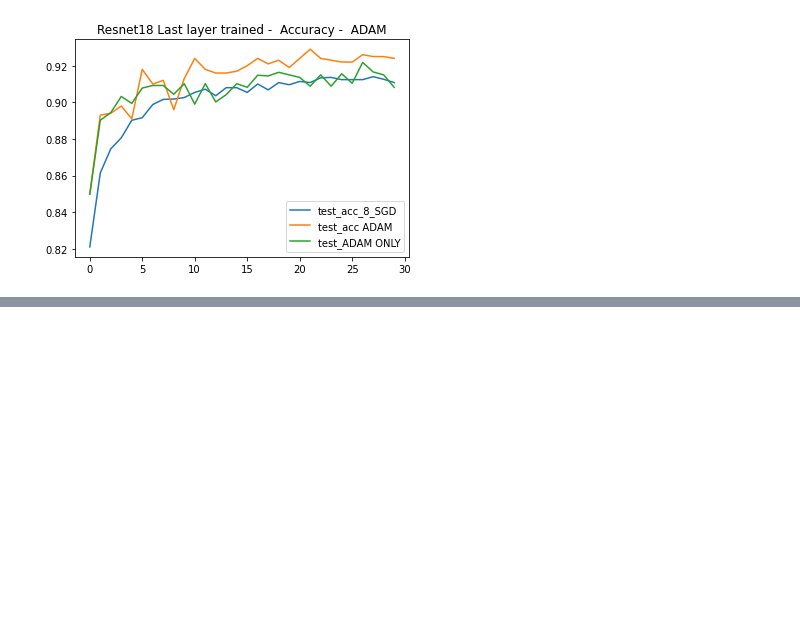
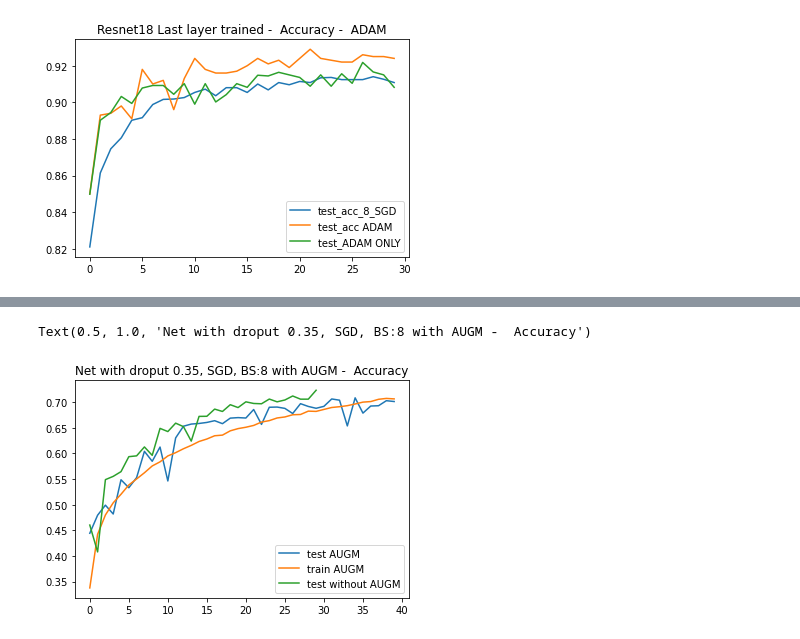
Before and after one commit to muszkowska/DeepLearning, a Jupyter notebook: notebooks/results.ipynb, the cells around one changed output, grey strips where cells are left out. Cells and saved outputs as stored; diff of their text form; code cells hidden in the pictures; blank space fills up the shorter version.

```diff
--- a/notebooks/results.ipynb
+++ b/notebooks/results.ipynb
@@ -340,0 +422,16 @@ plt.show()
+# %%
+augm_net = pd.read_csv(r'..\data\results\Net_dropout\SGD_augm_bs8_dr0_35\net_SGD_augm_history.csv')
+
+net_dr =pd.read_csv(r'..\data\results\Net_dropout\bs8_ep30_lr-3\dropouts_test_acc_history.csv')
+
+
+net_dr = net_dr.drop("Unnamed: 0", axis =1)
+
+
+plt.plot(augm_net[["test_acc", "train_acc"]])
+plt.plot(net_dr["0.35"])
+plt.legend(["test AUGM", "train AUGM", "test without AUGM"])
+plt.title("Net with droput 0.35, SGD, BS:8 with AUGM -  Accuracy")
+# %% [output]
+Text(0.5, 1.0, 'Net with droput 0.35, SGD, BS:8 with AUGM -  Accuracy')
+[figure, added]
```
Also changed, not shown: parts of 20 cells of this notebook, 24 other files.
